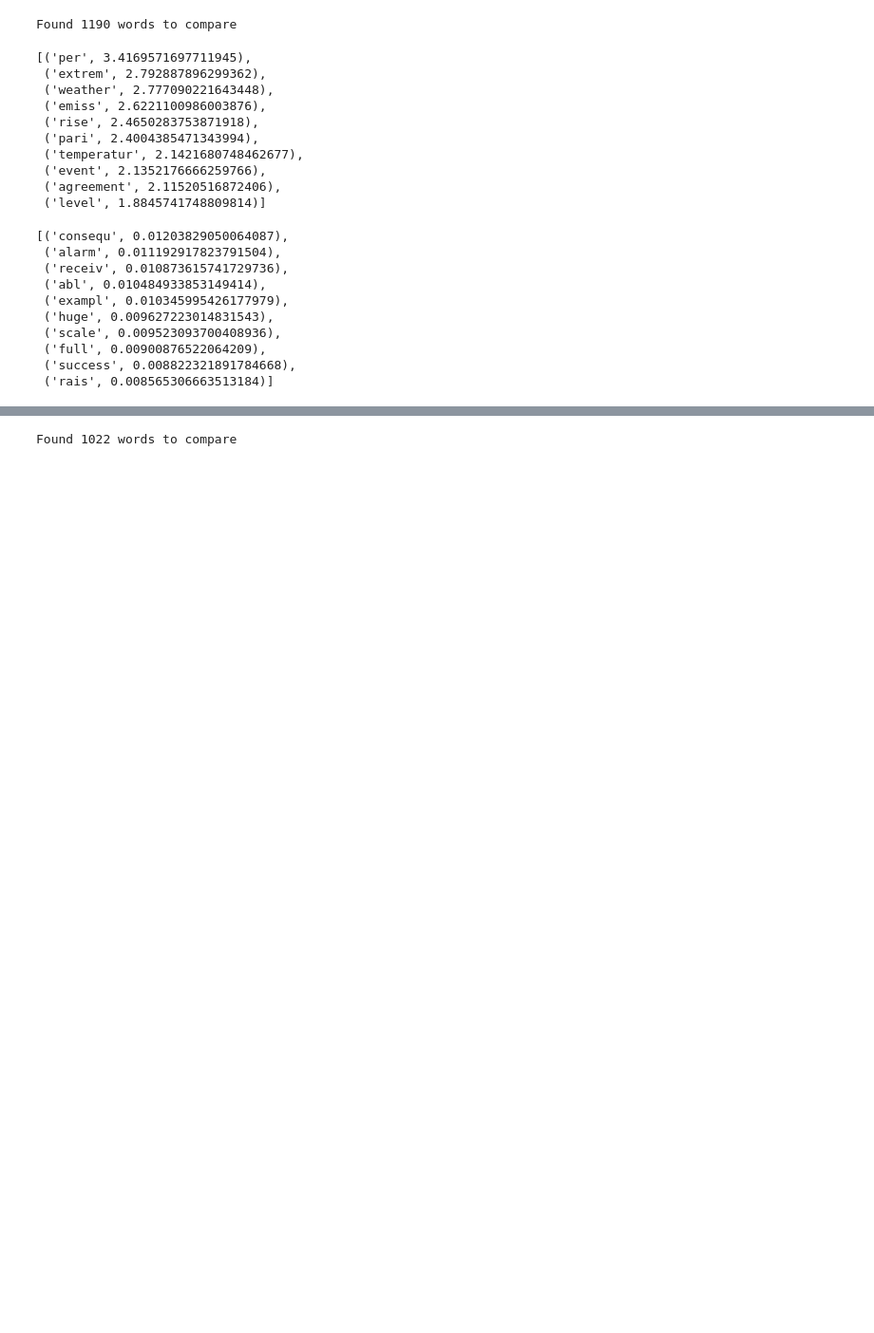
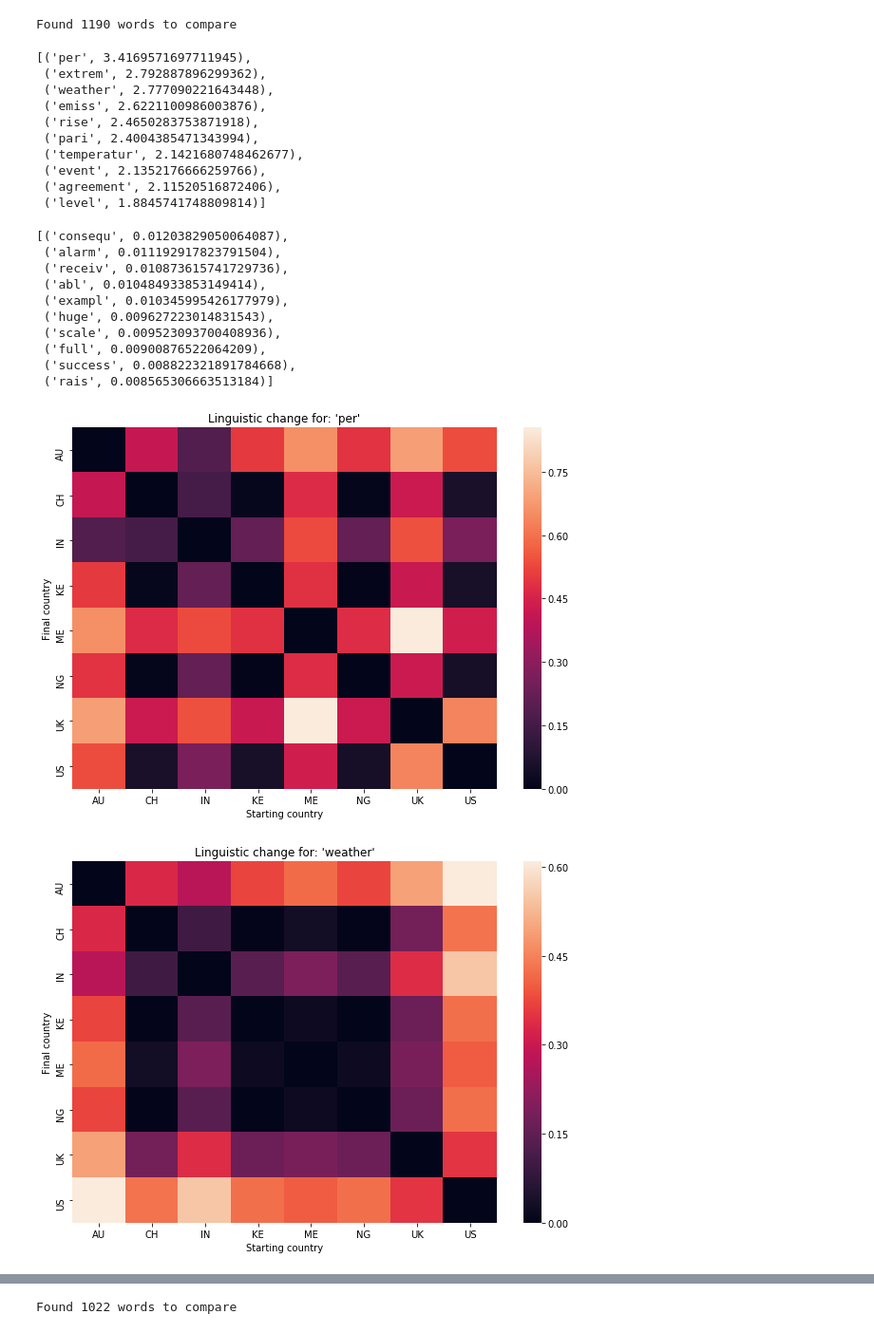
Before and after one commit to sunnyjooey/content-analysis-2018, a Jupyter notebook: 4-Word-Embedding/4-Word-Embedding-Supplemental.ipynb, the cells around one changed output, grey strips where cells are left out. Shown: that part at 95% size. Saved outputs shown, nothing was run; the diff lists cells and outputs as text; code cells hidden in the pictures; blank space fills up the shorter version.

```diff
--- a/4-Word-Embedding/4-Word-Embedding-Supplemental.ipynb
+++ b/4-Word-Embedding/4-Word-Embedding-Supplemental.ipynb
@@ -446,0 +446,19 @@ news_df['normalized_sents'] = news_df['tokenized_sents'].apply(lambda x: [lucem_
+# %%
+import re
+import datetime
+
+def month(date):
+    date_list = re.findall(r'(?:January|February|March|April|May|June|July|August|September|October|November|December)', date)
+    date_num = datetime.datetime.strptime(date_list[0], "%B")
+    return str(date_num.month).zfill(2) + '_' + date_list[0]
+
+news_df['month'] = news_df['date'].apply(lambda x: month(x))
+# %%
+def compare(targetWord, embedding, comparisonType):
+    pltDF = getDivergenceDF(targetWord, embedding)
+    fig, ax = plt.subplots(figsize = (10, 7))
+    seaborn.heatmap(pltDF, ax = ax, annot = False) #set annot True for a lot more information
+    ax.set_xlabel("Starting " + comparisonType)
+    ax.set_ylabel("Final " + comparisonType)
+    ax.set_title("Linguistic change for: '{}'".format(targetWord))
+    plt.show()
@@ -498,0 +501,6 @@ news_df['month'] = news_df['date'].apply(lambda x: month(x))
+# %%
+for word in wordDivergences[:10]:
+    compare(word[0], comparedEmbeddings, 'country')
+# %% [output]
+[figure, added]
+[figure, added]
```
Also changed, not shown: parts of 13 cells of this notebook.
